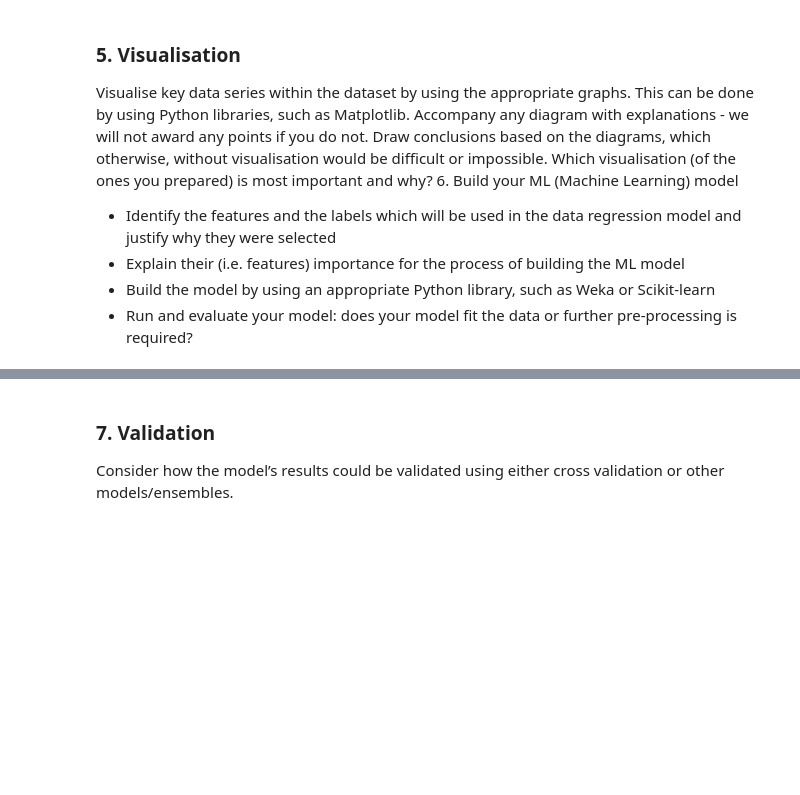
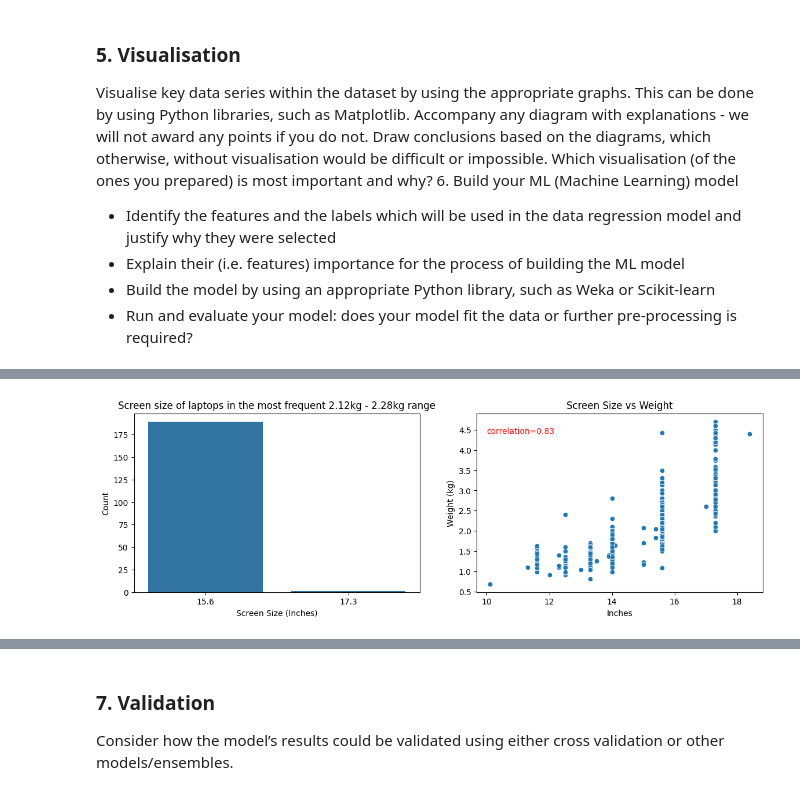
Before and after one commit to NoodlePlexium/Backup-Repo, a Jupyter notebook: Data Science Midterm.ipynb, the cells around one changed output, grey strips where cells are left out. Drawn from its saved outputs; the diff is of its cells as text; code cells hidden in the pictures; blank space fills up the shorter version.

```diff
--- a/Data Science Midterm.ipynb
+++ b/Data Science Midterm.ipynb
@@ -306,0 +344,17 @@ Scikit-learn
+# %%
+binWidth = (df["Weight (kg)"].max() - df["Weight (kg)"].min()) / 50
+mode = df["Weight (kg)"].mode().iloc[0]
+laptops_2_2 = df[(df["Weight (kg)"] >= mode - binWidth) & (df["Weight (kg)"] < mode + binWidth)]
+counts = laptops_2_2["Inches"].value_counts()
+fig, axes = plt.subplots(1, 2, figsize=(14, 4))
+sns.barplot(x=[15.6, 17.3], y=counts, ax=axes[0]).set(
+    title=f'Screen size of laptops in the most frequent {round(mode - binWidth, 2)}kg - {round(mode + binWidth, 2)}kg range')
+axes[0].set_xlabel("Screen Size (Inches)")
+axes[0].set_ylabel("Count")
+
+sns.scatterplot(x=df["Inches"], y=df["Weight (kg)"], ax=axes[1]).set(title='Screen Size vs Weight')
+correlation = round(pearsonr(df["Inches"], df["Weight (kg)"])[0], 2)
+axes[1].annotate('correlation={}'.format(correlation),  xy=(10, axes[1].get_ylim()[1] * 0.9), color='red')
+plt.show()
+# %% [output]
+[figure, added]
```
Also changed, not shown: parts of 21 cells of this notebook.
